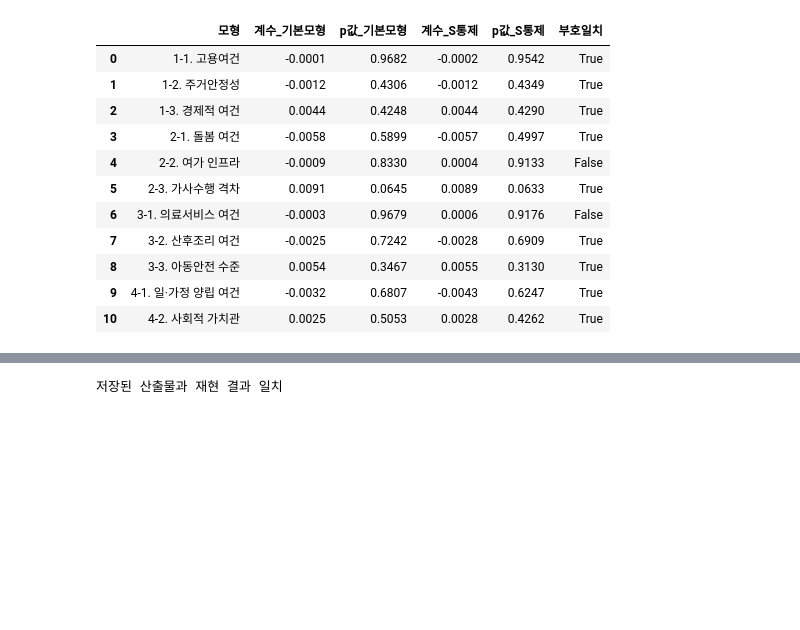
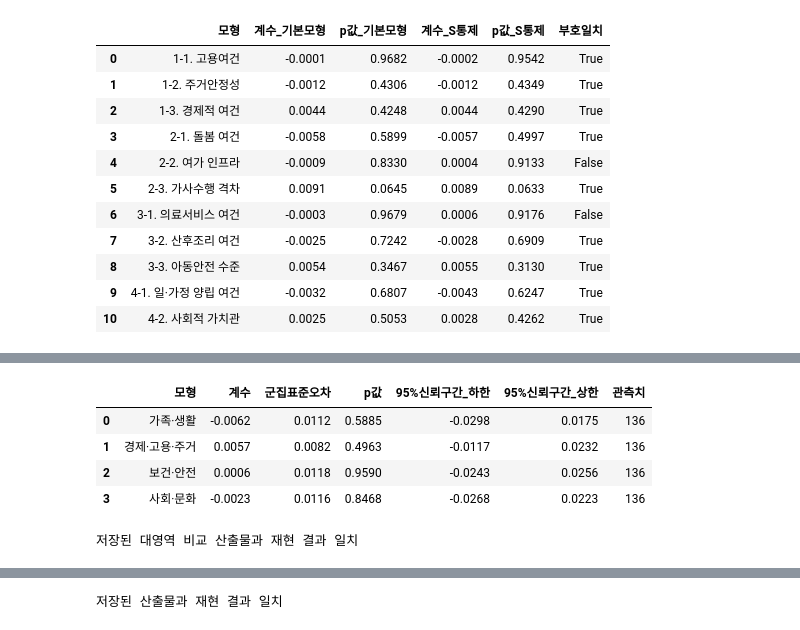
Before and after one commit to JungYeoni/yumocha, a Jupyter notebook: notebooks/20260807_REG_재정대응_TFR_관련성_분석_모형C.ipynb, the cells around one changed output, grey strips where cells are left out. Cells and saved outputs as stored; diff of their text form; code cells hidden in the pictures; blank space fills up the shorter version.

```diff
--- a/notebooks/20260807_REG_재정대응_TFR_관련성_분석_모형C.ipynb
+++ b/notebooks/20260807_REG_재정대응_TFR_관련성_분석_모형C.ipynb
@@ -250,0 +313,38 @@ comparison_control.round(4)
+# %%
+wide = aggregated.pivot_table(
+    index=["지역", "연도"], columns="대영역", values=[LAG1_COLUMN], aggfunc="first"
+)
+wide.columns = [f"{LAG1_COLUMN}__{category}" for _, category in wide.columns]
+wide = wide.reset_index()
+tfr_by_region_year = aggregated[["지역", "연도", "합계출산율"]].drop_duplicates()
+wide = wide.merge(tfr_by_region_year, on=["지역", "연도"], validate="one_to_one")
+
+major_controlled_result = run_mutually_controlled_model(
+    wide, categories=categories, lag_column_template=f"{LAG1_COLUMN}__{{category}}"
+)
+major_controlled_result[display_columns].round(4)
+# %% [output]
+|  | 모형 | 계수 | 군집표준오차 | p값 | 95%신뢰구간_하한 | 95%신뢰구간_상한 | 관측치 |
+| 0 | 가족·생활 | -0.0062 | 0.0112 | 0.5885 | -0.0298 | 0.0175 | 136 |
+| 1 | 경제·고용·주거 | 0.0057 | 0.0082 | 0.4963 | -0.0117 | 0.0232 | 136 |
+| 2 | 보건·안전 | 0.0006 | 0.0118 | 0.9590 | -0.0243 | 0.0256 | 136 |
+| 3 | 사회·문화 | -0.0023 | 0.0116 | 0.8468 | -0.0268 | 0.0223 | 136 |
+# %%
+major_combined = pd.concat(
+    [
+        major_simple_result.assign(모형버전="단순_대영역(F_t-1)"),
+        major_controlled_result.assign(모형버전="상호통제_대영역(F_t-1)"),
+    ],
+    ignore_index=True,
+)[pd.read_csv(MAJOR_CATEGORY_RESULT_PATH).columns]
+
+saved_major = pd.read_csv(MAJOR_CATEGORY_RESULT_PATH)
+pd.testing.assert_frame_equal(
+    major_combined.sort_values(["모형버전", "모형"]).reset_index(drop=True),
+    saved_major.sort_values(["모형버전", "모형"]).reset_index(drop=True),
+    check_exact=False,
+    rtol=1e-8,
+)
+print("저장된 대영역 비교 산출물과 재현 결과 일치")
+# %% [output]
+저장된 대영역 비교 산출물과 재현 결과 일치
```
Also changed, not shown: parts of 6 cells of this notebook, 4 other files.
